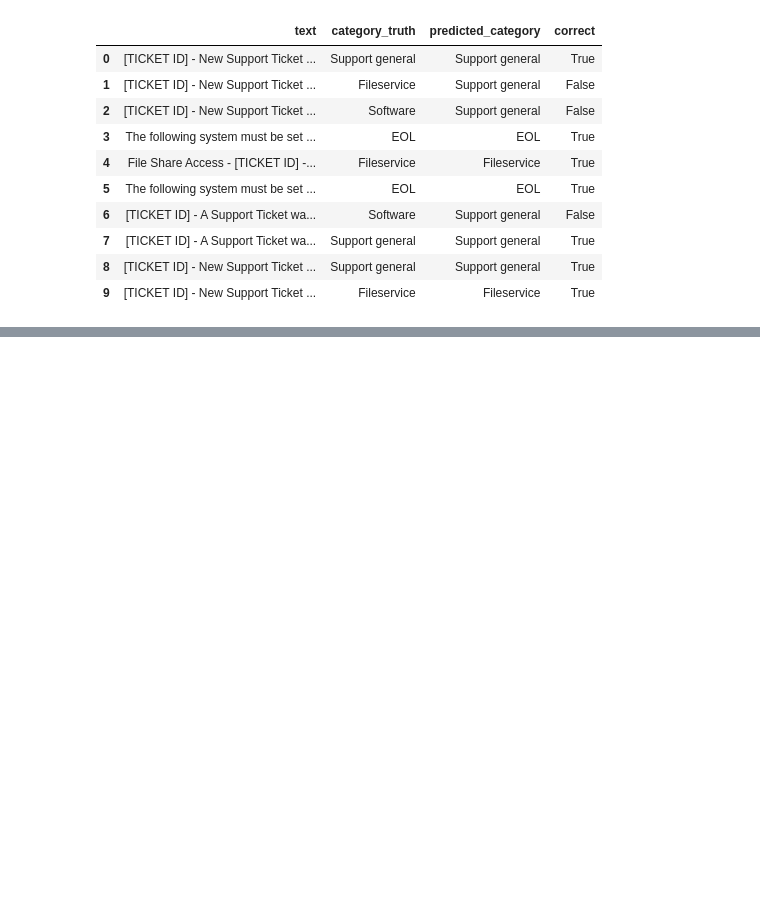
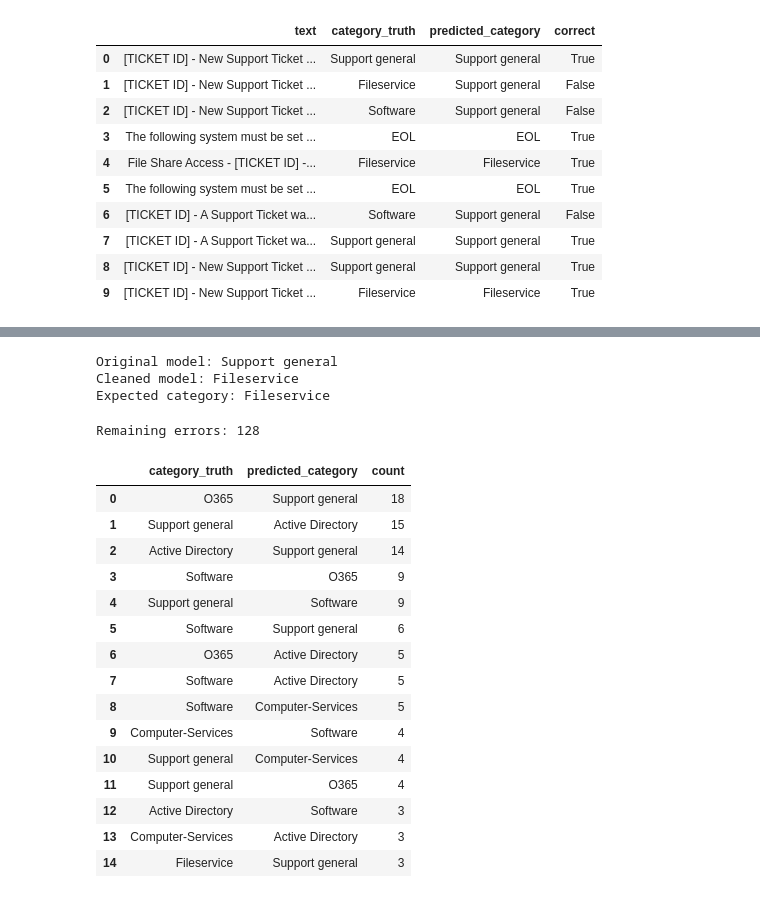
Before and after one commit to midhunnair753/IT-Incident-Triage-and-Resolution-Intelligence, a Jupyter notebook: 02_data_preparation.ipynb, the cells around one changed output, grey strips where cells are left out. Saved outputs shown, nothing was run; the diff lists cells and outputs as text; code cells hidden in the pictures; blank space fills up the shorter version.

```diff
--- a/02_data_preparation.ipynb
+++ b/02_data_preparation.ipynb
@@ -27,19 +12,9 @@ y_test label IDs unique: True
 # %% [markdown]
 ### Merging the columns of X_train + y_train and X_test + y_test
 # %%
-train_df = X_train.merge(
-    y_train,
-    on="id",
-    how="inner",
-    validate="one_to_one"
-)
+train_df = X_train.merge(y_train,on="id")
 
-test_df = X_test.merge(
-    y_test,
-    on="id",
-    how="inner",
-    validate="one_to_one"
-)
+test_df = X_test.merge(y_test,on="id")
 
 print(train_df.shape)
 print(test_df.shape)
@@ -244,4 +230,0 @@ Most common incorrect predictions:
-# %%
-pd.set_option("display.max_colwidth", 250)
-
-display(errors[["text", "category_truth", "predicted_category"]].head(10))
@@ -277,0 +390,54 @@ Incorrect predictions: 169
+# %%
+ticket = (
+    "[TICKET ID] - New Support Ticket received "
+    "- R Drive Permission"
+)
+
+print("Original model:", baseline_model.predict([ticket])[0])
+print("Cleaned model:", cleaned_model.predict([ticket])[0])
+print("Expected category: Fileservice")
+# %% [output]
+Original model: Support general
+Cleaned model: Fileservice
+Expected category: Fileservice
+# %%
+cleaned_results = test_df[["text", "category_truth"]].copy()
+
+cleaned_results["predicted_category"] = cleaned_pred
+cleaned_results["correct"] = (
+    cleaned_results["category_truth"]
+    == cleaned_results["predicted_category"]
+)
+
+cleaned_errors = cleaned_results[
+    ~cleaned_results["correct"]
+]
+
+print("Remaining errors:", len(cleaned_errors))
+
+display(
+    cleaned_errors.groupby(
+        ["category_truth", "predicted_category"]
+    ).size().sort_values(ascending=False)
+    .head(15)
+    .rename("count")
+    .reset_index()
+)
+# %% [output]
+Remaining errors: 128
+|  | category_truth | predicted_category | count |
+| 0 | O365 | Support general | 18 |
+| 1 | Support general | Active Directory | 15 |
+| 2 | Active Directory | Support general | 14 |
+| 3 | Software | O365 | 9 |
+| 4 | Support general | Software | 9 |
+| 5 | Software | Support general | 6 |
+| 6 | O365 | Active Directory | 5 |
+| 7 | Software | Active Directory | 5 |
+| 8 | Software | Computer-Services | 5 |
+| 9 | Computer-Services | Software | 4 |
+| 10 | Support general | Computer-Services | 4 |
+| 11 | Support general | O365 | 4 |
+| 12 | Active Directory | Software | 3 |
+| 13 | Computer-Services | Active Directory | 3 |
+| 14 | Fileservice | Support general | 3 |
```
Also changed, not shown: parts of 18 cells of this notebook.
